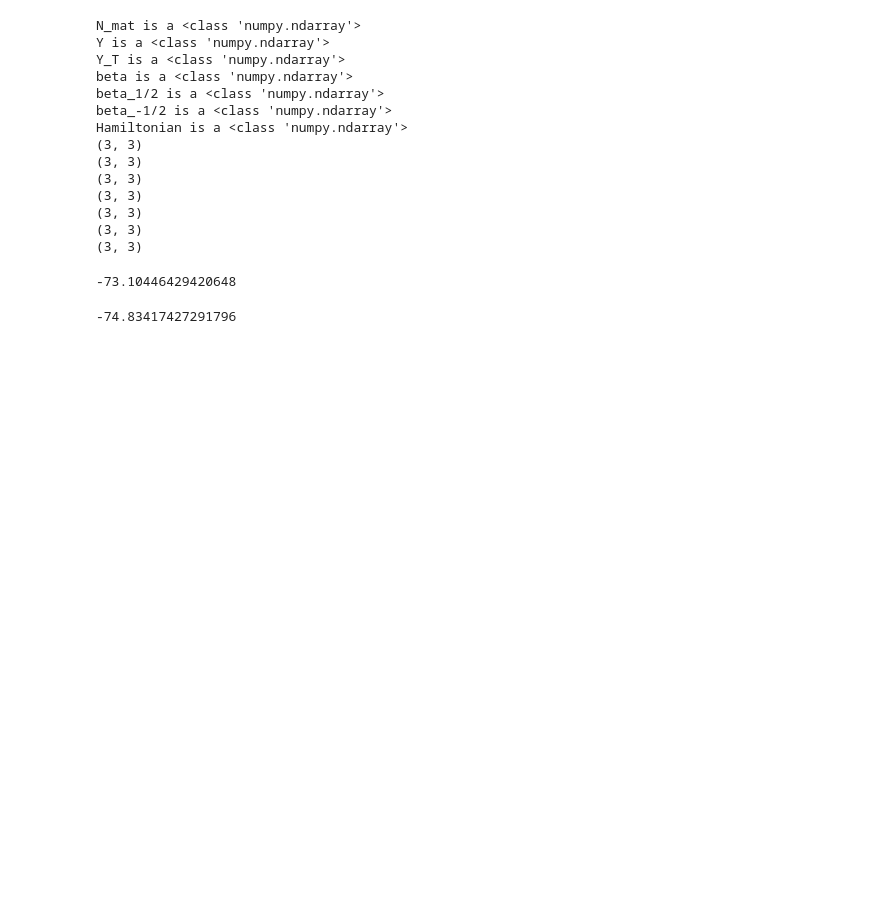
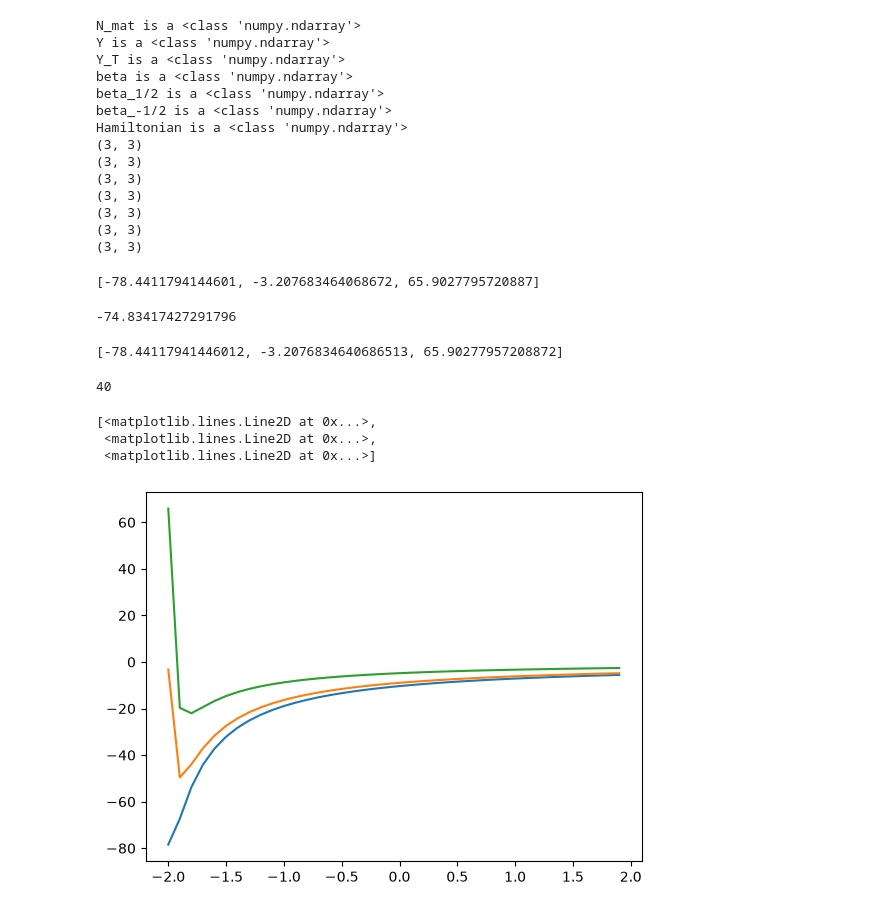
Before and after one commit to ruthhodgson/3particle_project, a Jupyter notebook: notebooks/milestone_nb.ipynb, the cells around one changed output. Drawn from its saved outputs; the diff is of its cells as text; code cells hidden in the pictures; blank space fills up the shorter version.

Commit message:
correct energy obtained, milestone problem completed

```diff
--- a/notebooks/milestone_nb.ipynb
+++ b/notebooks/milestone_nb.ipynb
@@ -24,3 +24,9 @@ import pandas
 # %%
 electron_charge = 14.4 ##eVA this is the squared value
 r0 = 0.52917 ##A
+zed = 2
+electron_mass = 0.511
+hbar = r0 * electron_mass * electron_charge ##squared value
+
+r0_calc = hbar/(electron_mass * electron_charge)
+print(r0_calc)
@@ -374,16 +390,20 @@ def find_energy(B_m, H, Y, YT):
     P = B_m @ YT @ H @ Y @ B_m
 
     energies, _ = sc.linalg.eig(P)
-    energies.sort()
+    energy_floats = []
+    for i in range(len(energies)):
+        energy_floats.append(float(energies[i]))
 
-    energy = energies[-1]
+    energy_floats.sort()
 
-    return float(energy)
+
+
+    return energy_floats
 
 
 answer = find_energy(beta_half_m, H_mat, Y_mat, Y_mat_in)
 print(answer)
 # %% [output]
--73.10446429420648
+[-78.4411794144601, -3.207683464068672, 65.9027795720887]
 # %%
 def correct_energy(kappa):
@@ -397,3 +416,42 @@ def correct_energy(kappa):
 print(correct_energy(test_kappa))
 # %% [output]
 -74.83417427291796
+# %%
+def all(kap, en, staytes):
+
+    N_mat, W_mat, C_mat, T_mat= generate_matrix(kap, en, staytes)
+
+    beta, Y_mat = generate_eig_mats(N_mat, en)
+    Y_mat_tr = Y_mat.transpose()
+
+    beta_half_m = np.asarray(raise_mat_to_power(beta, -0.5))
+
+    H_mat = np.asarray(create_H(T_mat, C_mat, W_mat, chosen_num))
+
+    answer = find_energy(beta_half_m, H_mat, Y_mat, Y_mat_tr)
+
+    return answer
+# %%
+print(all(test_kappa, chosen_num, chosen_states))
+# %% [output]
+[-78.44117941446012, -3.2076834640686513, 65.90277957208872]
+# %%
+kappas = np.arange(-2, 2, 0.1)
+print(len(kappas))
+
+energies = []
+for kap in range(len(kappas)+1):
+    if kap != 0 :
+        energies.append(all(kap, chosen_num, chosen_states))
+    else:
+        kap+= 0.001
+
+# print(energies)
+
+plt.plot(kappas, energies)
+# %% [output]
+40
+[<matplotlib.lines.Line2D at 0x...>,
+ <matplotlib.lines.Line2D at 0x...>,
+ <matplotlib.lines.Line2D at 0x...>]
+[figure, added]
```
Also changed, not shown: parts of 11 cells of this notebook, 3 other files.
